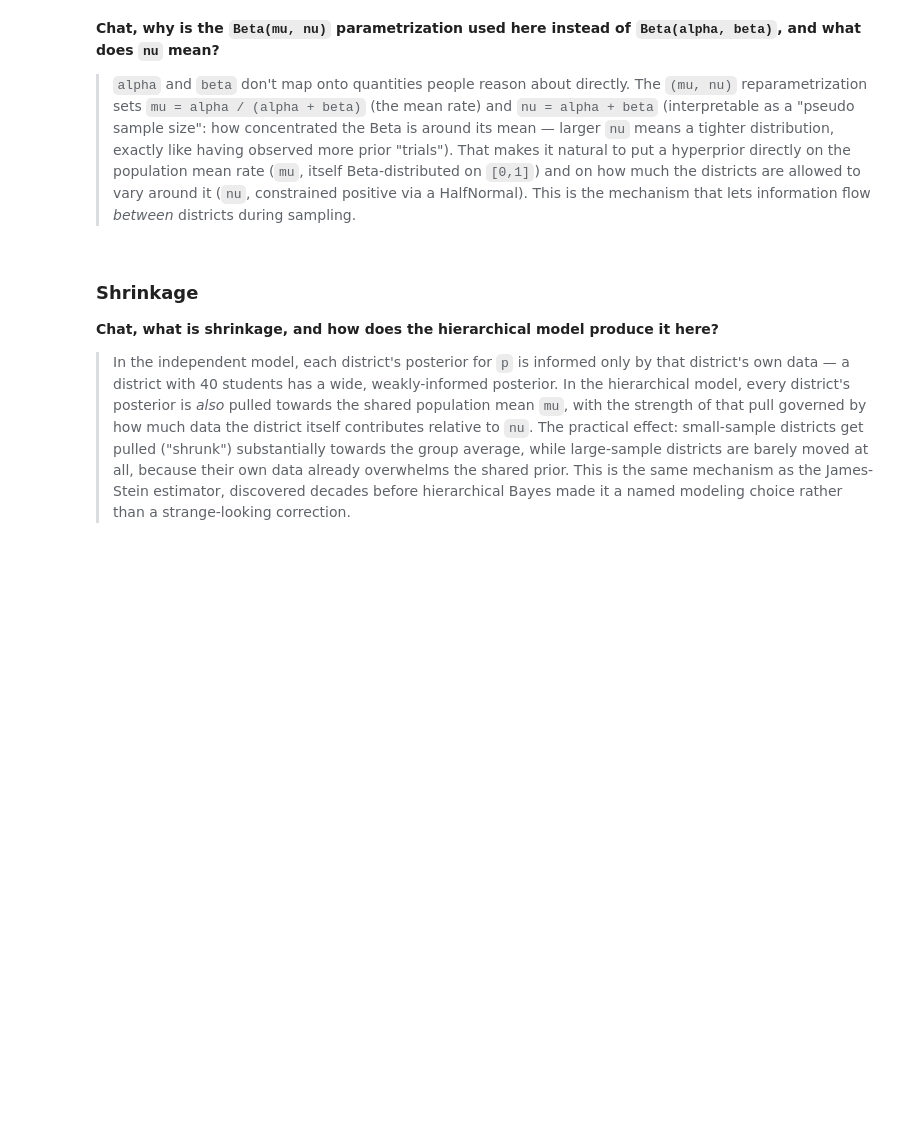
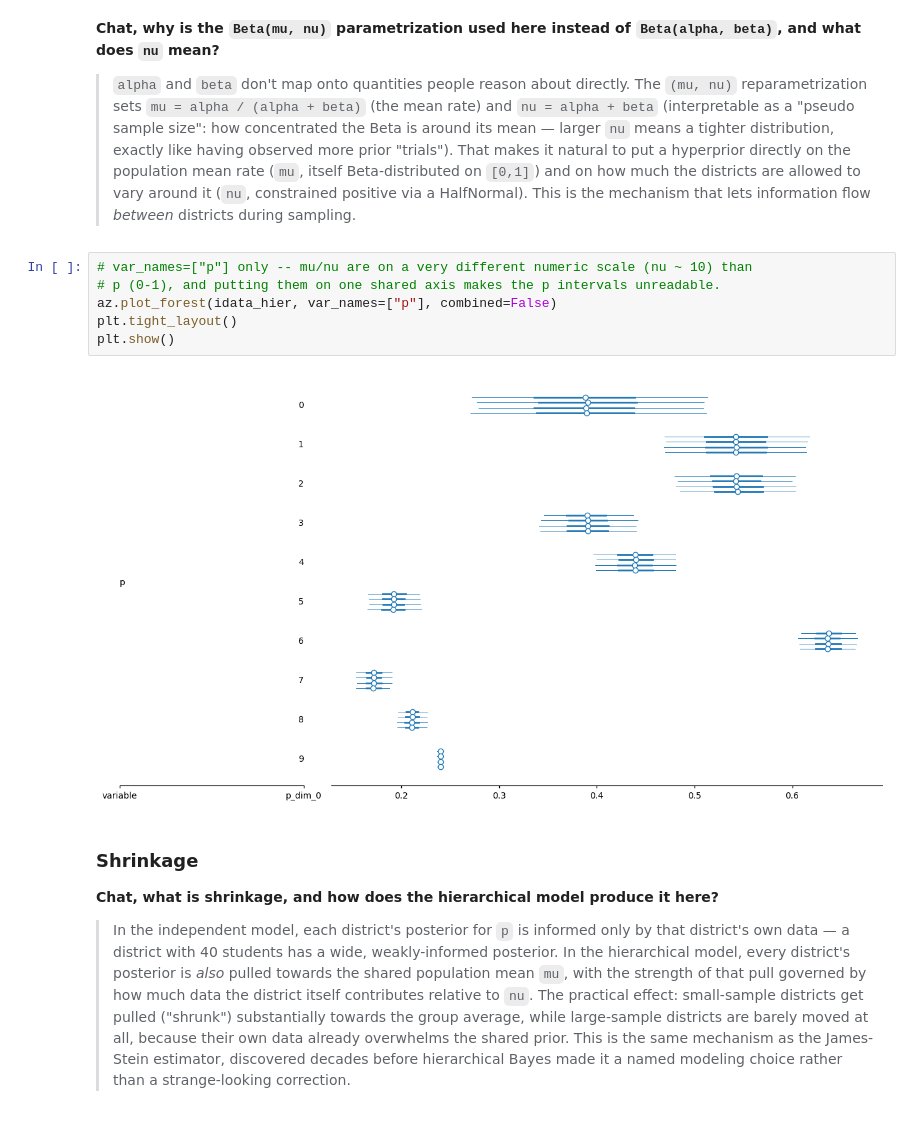
Before and after one commit to yaeldorin-glitch/Statistics-applications, a Jupyter notebook: 1_bayes_vs_frequentist/1_bayes_vs_frequentist_school_pass_rates.ipynb, the cells around one changed output. Saved outputs shown, nothing was run; the diff lists cells and outputs as text; blank space fills up the shorter version.

```diff
--- a/1_bayes_vs_frequentist/1_bayes_vs_frequentist_school_pass_rates.ipynb
+++ b/1_bayes_vs_frequentist/1_bayes_vs_frequentist_school_pass_rates.ipynb
@@ -629,6 +638,14 @@ what does `nu` mean?**
 > (`mu`, itself Beta-distributed on `[0,1]`) and on how much the districts are allowed to vary
 > around it (`nu`, constrained positive via a HalfNormal). This is the mechanism that lets
 > information flow *between* districts during sampling.
+# %%
+# var_names=["p"] only -- mu/nu are on a very different numeric scale (nu ~ 10) than
+# p (0-1), and putting them on one shared axis makes the p intervals unreadable.
+az.plot_forest(idata_hier, var_names=["p"], combined=False)
+plt.tight_layout()
+plt.show()
+# %% [output]
+[figure, added]
 # %% [markdown]
 ### Shrinkage
 
```
Also changed, not shown: parts of 7 cells of this notebook, 4 other files.
